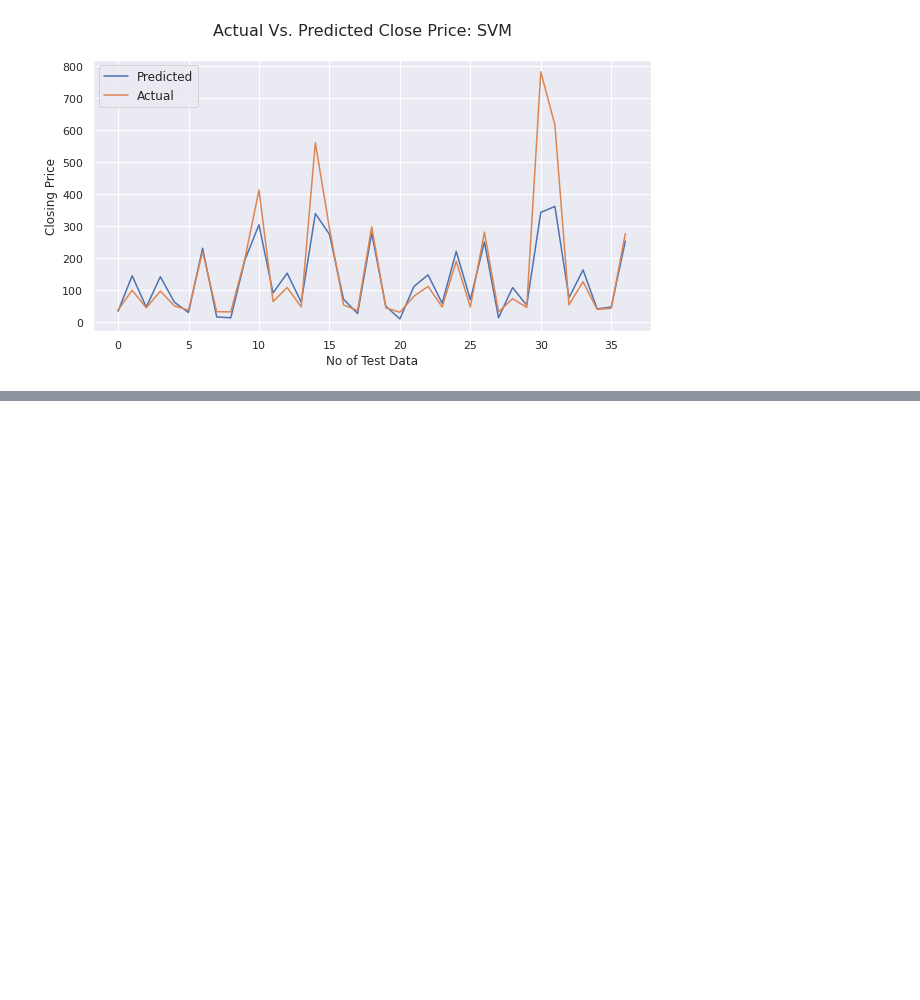
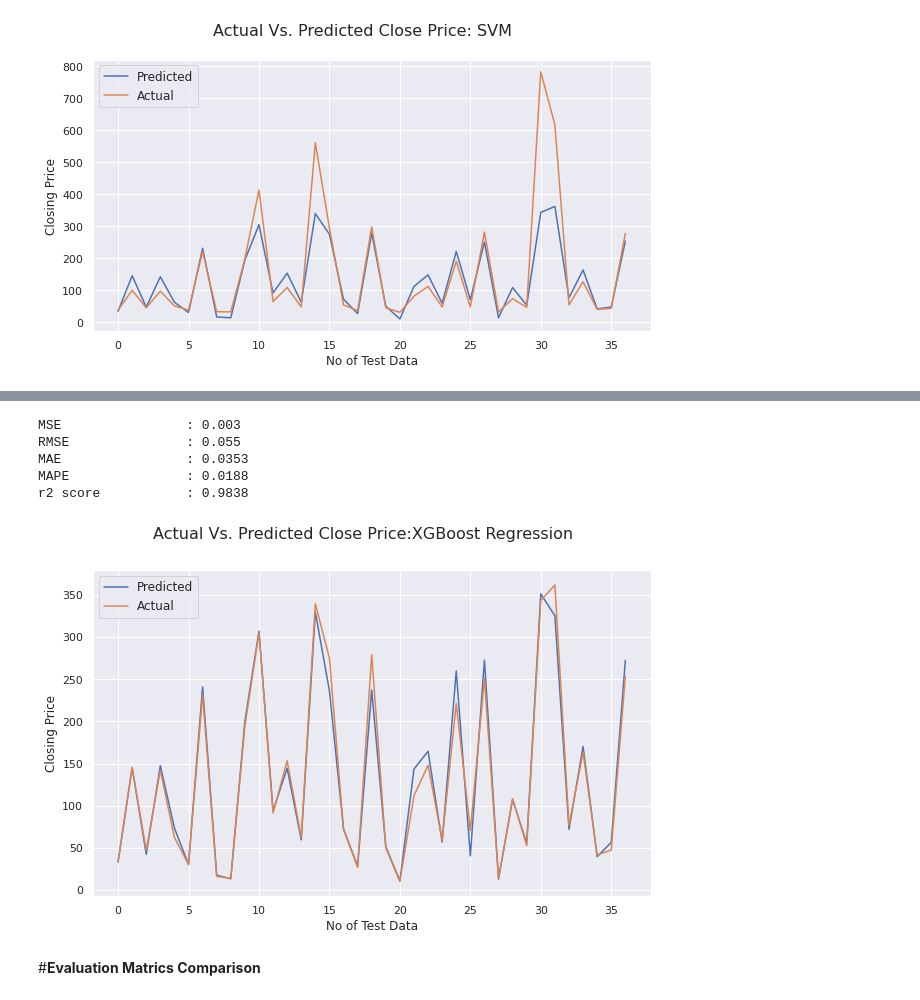
Before and after one commit to nagpureyogesh/capstone-2, a Jupyter notebook: Capstone_YesBank_Prediction.ipynb, the cells around one changed output, grey strips where cells are left out. Saved outputs shown, nothing was run; the diff lists cells and outputs as text; code cells hidden in the pictures; blank space fills up the shorter version.

```diff
--- a/Capstone_YesBank_Prediction.ipynb
+++ b/Capstone_YesBank_Prediction.ipynb
@@ -866,0 +871,4 @@ plt.show()
+# %%
+from xgboost import XGBRegressor
+xgb_regg_model=XGBRegressor()
+xgb_regg_model.fit(X_train,y_train)
@@ -866,0 +892,4 @@ plt.show()
+# %%
+#Prediction
+y_xgb_pred=xgb_regg_model.predict(X_test)
+y_xgb_pred
@@ -866,0 +904,27 @@ plt.show()
+# %%
+#Checking the test performance of XGBoost Regression Using Evaluation MAtrics
+print("MSE                :",round(mean_squared_error(y_test, y_xgb_pred), 4))
+print("RMSE               :",round(np.sqrt(mean_squared_error(y_test,y_xgb_pred)),4))
+print("MAE                :",round(mean_absolute_error(y_test, y_xgb_pred),4))
+print("MAPE               :",round(mean_absolute_percentage_error(y_test, y_xgb_pred),4))
+print("r2 score           :",round(r2_score(y_test, y_xgb_pred), 4))
+# %% [output]
+MSE                : 0.003
+RMSE               : 0.055
+MAE                : 0.0353
+MAPE               : 0.0188
+r2 score           : 0.9838
+# %%
+#Plotting Actual vs Predicted for XGBoost Regression
+plt.figure(figsize=(10,6))
+plt.plot(10**y_xgb_pred)
+plt.plot(10**(np.array(y_test)))
+plt.legend(['Predicted','Actual'],fontsize=12)
+plt.suptitle('Actual Vs. Predicted Close Price:XGBoost Regression', fontsize=16)
+plt.xlabel('No of Test Data', fontsize=12)
+plt.ylabel('Closing Price', fontsize=12)
+plt.show()
+# %% [output]
+[figure, added]
+# %% [markdown]
+#**Evaluation Matrics Comparison**
```
Also changed, not shown: parts of 7 cells of this notebook.
